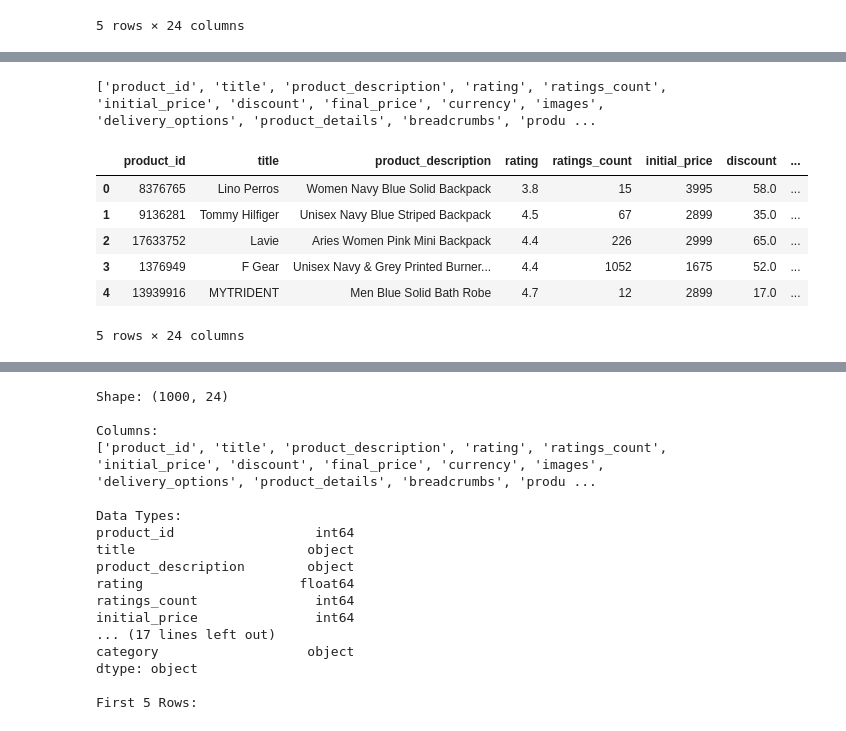
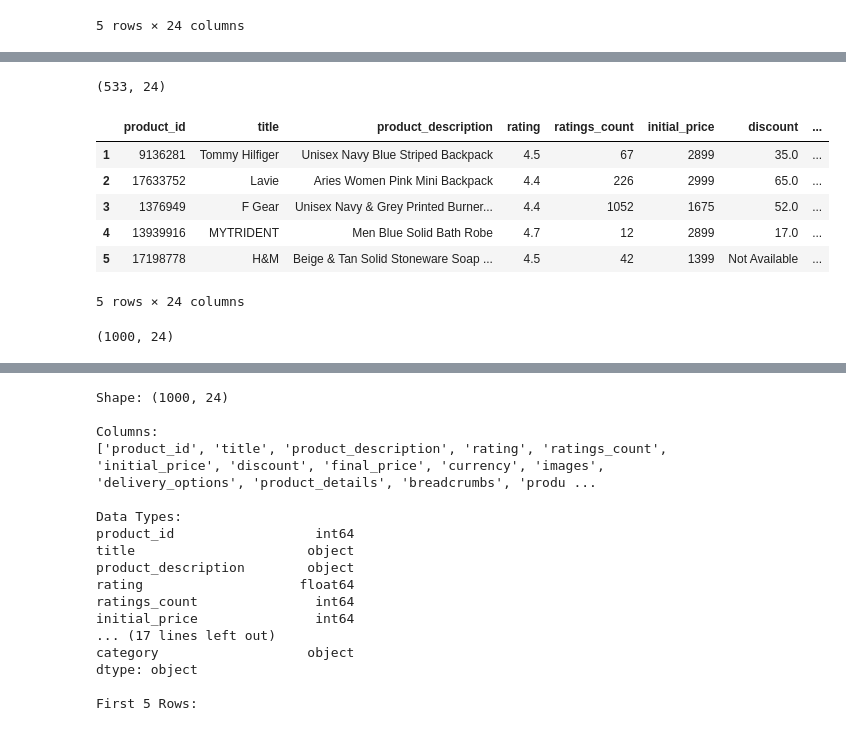
Before and after one commit to princeyadav72489-lab/Shopping-dataset-analysis, a Jupyter notebook: Shopping_Dataset_Analysis.ipynb, the cells around one changed output, grey strips where cells are left out. Cells and saved outputs as stored; diff of their text form; code cells hidden in the pictures.

```diff
--- a/Shopping_Dataset_Analysis.ipynb
+++ b/Shopping_Dataset_Analysis.ipynb
@@ -56,20 +104,19 @@ df.head()
+# %%
+high_rated = df[df["rating"] > 4]
+
+print(high_rated.shape)
+
+high_rated.head()
+# %% [output]
+(533, 24)
+|  | product_id | title | product_description | rating | ratings_count | initial_price | discount | ... |
+| 1 | 9136281 | Tommy Hilfiger | Unisex Navy Blue Striped Backpack | 4.5 | 67 | 2899 | 35.0 | ... |
+| 2 | 17633752 | Lavie | Aries Women Pink Mini Backpack | 4.4 | 226 | 2999 | 65.0 | ... |
+| 3 | 1376949 | F Gear | Unisex Navy & Grey Printed Burner... | 4.4 | 1052 | 1675 | 52.0 | ... |
+| 4 | 13939916 | MYTRIDENT | Men Blue Solid Bath Robe | 4.7 | 12 | 2899 | 17.0 | ... |
+| 5 | 17198778 | H&M | Beige & Tan Solid Stoneware Soap ... | 4.5 | 42 | 1399 | Not Available | ... |
+5 rows × 24 columns
 # %%
-print(df.columns.tolist())
+print(df.shape)
 # %% [output]
-['product_id', 'title', 'product_description', 'rating', 'ratings_count', 'initial_price', 'discount', 'final_price', 'currency', 'images', 'delivery_options', 'product_details', 'breadcrumbs', 'produ ...
+(1000, 24)
-# %%
-import pandas as pd
-import os
-
-csv_file = os.path.join(path, "Combined_dataset.csv")
-df = pd.read_csv(csv_file)
-
-df.head()
-# %% [output]
-|  | product_id | title | product_description | rating | ratings_count | initial_price | discount | ... |
-| 0 | 8376765 | Lino Perros | Women Navy Blue Solid Backpack | 3.8 | 15 | 3995 | 58.0 | ... |
-| 1 | 9136281 | Tommy Hilfiger | Unisex Navy Blue Striped Backpack | 4.5 | 67 | 2899 | 35.0 | ... |
-| 2 | 17633752 | Lavie | Aries Women Pink Mini Backpack | 4.4 | 226 | 2999 | 65.0 | ... |
-| 3 | 1376949 | F Gear | Unisex Navy & Grey Printed Burner... | 4.4 | 1052 | 1675 | 52.0 | ... |
-| 4 | 13939916 | MYTRIDENT | Men Blue Solid Bath Robe | 4.7 | 12 | 2899 | 17.0 | ... |
-5 rows × 24 columns
```
Also changed, not shown: parts of 14 cells of this notebook.
